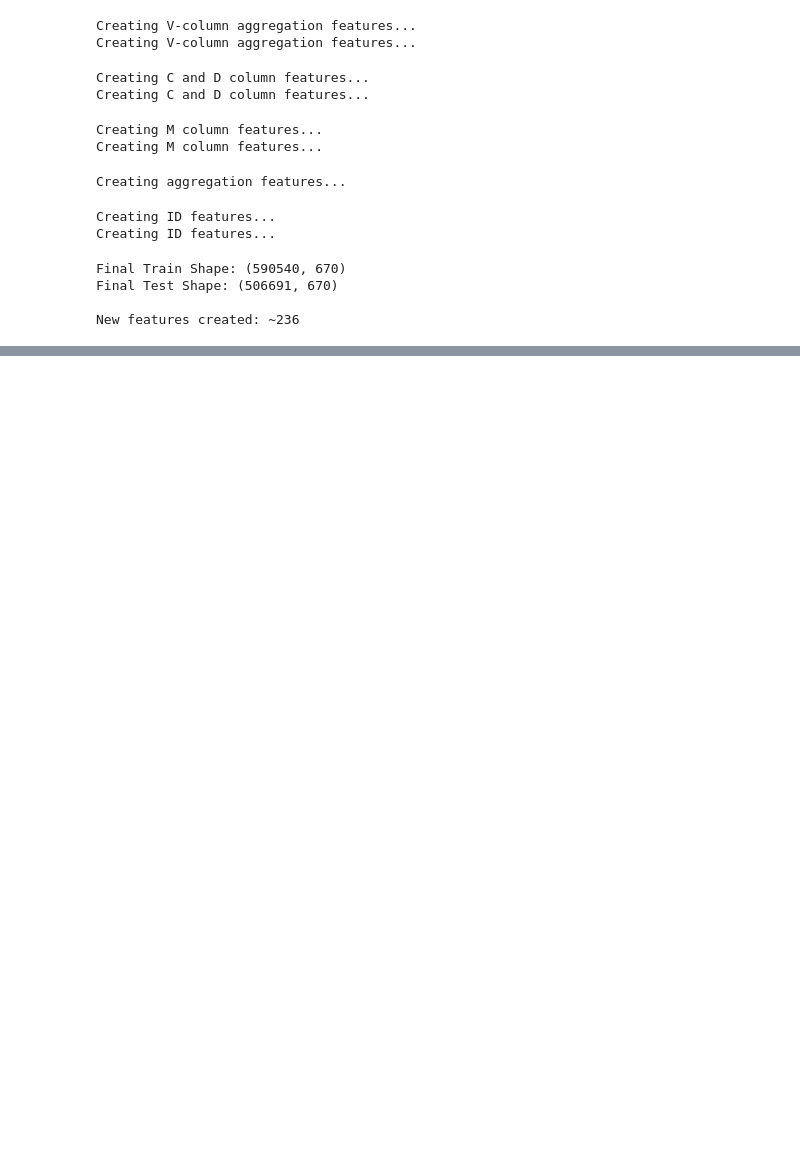
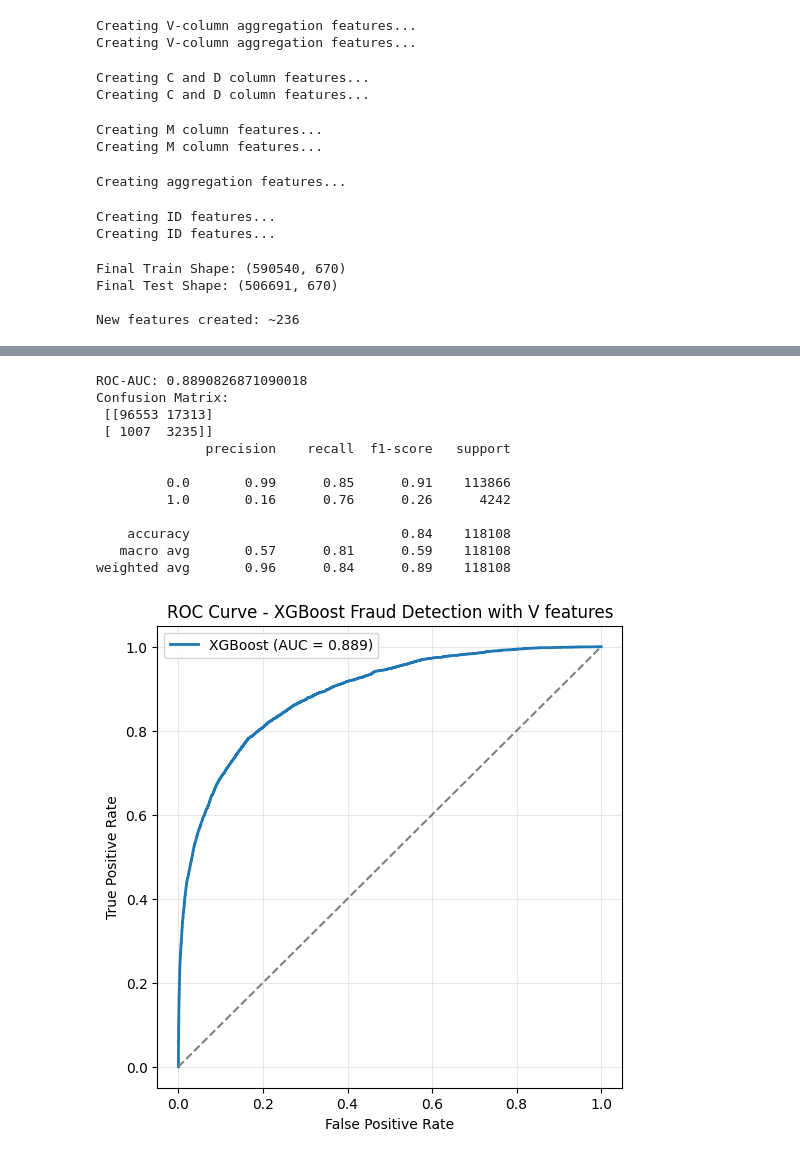
Before and after one commit to nsreedh123/fraud_rec, a Jupyter notebook: notebooks/data_analysis.ipynb, the cells around one changed output, grey strips where cells are left out. Cells and saved outputs as stored; diff of their text form; code cells hidden in the pictures; blank space fills up the shorter version.

```diff
--- a/notebooks/data_analysis.ipynb
+++ b/notebooks/data_analysis.ipynb
@@ -772,0 +979,23 @@ Memory usage: 3647.35 MB -> 2429.64 MB (33.4% reduction)
+# %%
+v_features = [col for col in X.columns if col.startswith('v')]
+features_with_v = features + v_features
+
+X_xgb = X[features_with_v].fillna(0)
+y_xgb = y
+
+X_train, X_test, y_train, y_test = train_test_split(
+    X_xgb, y_xgb, test_size=0.2, random_state=42
+)
+
+xgb = XGBClassifier(
+    n_estimators=300,
+    max_depth=6,
+    learning_rate=0.05,
+    subsample=0.8,
+    colsample_bytree=0.8,
+    scale_pos_weight=(len(y_train) / sum(y_train)),  # handle imbalance
+    eval_metric='logloss',
+    random_state=42
+)
+
+xgb.fit(X_train, y_train)
@@ -772,0 +1015,36 @@ Memory usage: 3647.35 MB -> 2429.64 MB (33.4% reduction)
+# %%
+y_prob = xgb.predict_proba(X_test)[:, 1]
+y_pred = xgb.predict(X_test)
+
+print("ROC-AUC:", roc_auc_score(y_test, y_prob))
+print("Confusion Matrix:\n", confusion_matrix(y_test, y_pred))
+print(classification_report(y_test, y_pred))
+
+# Compute ROC
+fpr, tpr, thresholds = roc_curve(y_test, y_prob)
+roc_auc = roc_auc_score(y_test, y_prob)
+
+# Plot
+plt.figure(figsize=(6,6))
+plt.plot(fpr, tpr, label=f'XGBoost (AUC = {roc_auc:.3f})', linewidth=2)
+plt.plot([0,1], [0,1], linestyle='--', color='gray')  # random baseline
+plt.xlabel('False Positive Rate')
+plt.ylabel('True Positive Rate')
+plt.title('ROC Curve - XGBoost Fraud Detection with V features')
+plt.legend()
+plt.grid(alpha=0.3)
+plt.show()
+# %% [output]
+ROC-AUC: 0.8890826871090018
+Confusion Matrix:
+ [[96553 17313]
+ [ 1007  3235]]
+              precision    recall  f1-score   support
+
+         0.0       0.99      0.85      0.91    113866
+         1.0       0.16      0.76      0.26      4242
+
+    accuracy                           0.84    118108
+   macro avg       0.57      0.81      0.59    118108
+weighted avg       0.96      0.84      0.89    118108
+[figure, added]
```
Also changed, not shown: parts of 17 cells of this notebook, 2 other files.
